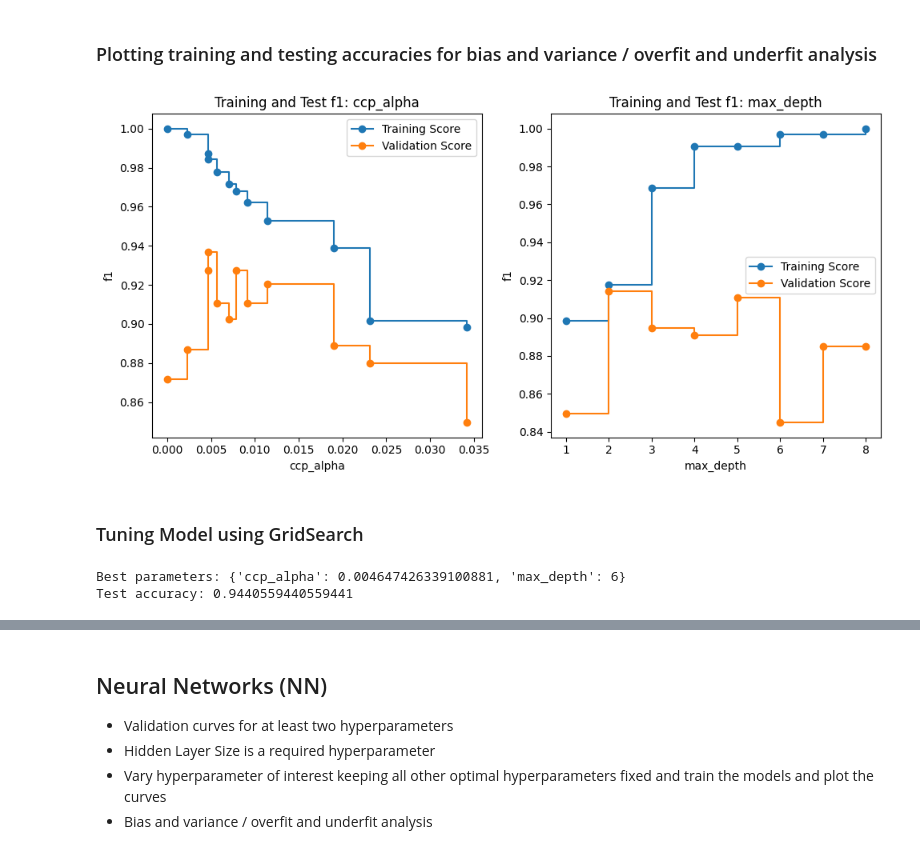
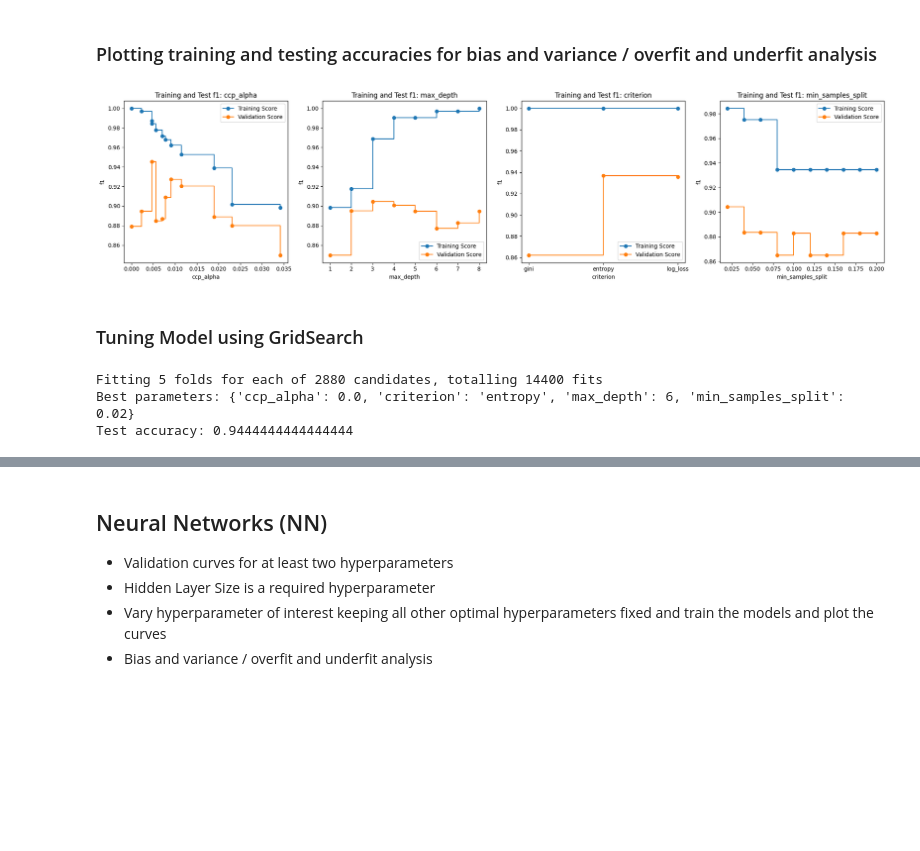
Before and after one commit to Ape12b/OMSCS_7641_Assignment1, a Jupyter notebook: Assignment1.ipynb, the cells around one changed output, grey strips where cells are left out. Saved outputs shown, nothing was run; the diff lists cells and outputs as text; code cells hidden in the pictures; blank space fills up the shorter version.

```diff
--- a/Assignment1.ipynb
+++ b/Assignment1.ipynb
@@ -6,7 +12,9 @@ sys.path.insert(0,'/content/helper')
 import helper
 # %%
 import pandas as pd
-df = pd.read_csv("/content/breast-cancer.csv")
+path_to_data = os.path.join(".","data", "breast_cancer","breast-cancer.csv")
+
+df = pd.read_csv(path_to_data)
 df.head()
 # %% [output]
 |  | id | diagnosis | radius_mean | texture_mean | perimeter_mean | area_mean | smoothness_mean | ... |
@@ -137,20 +139,19 @@ dct_clfs_depth = helper.train_clfs_with_hyperparameters(DecisionTreeClassifier,
 # %% [markdown]
 ### Plotting training and testing accuracies for bias and variance / overfit and underfit analysis
 # %%
-# Calculate training scores for classifiers trained with different ccp_alpha values
-# 'dct_clfs_ccp' a dictionary containing classifiers trained with different ccp_alpha values
-# List comprehension is used to iterate over each classifier in the dictionary and calculate its training score
-# The score is calculated using the 'score' method of each classifier on the training data (X_train, y_train)
-train_scores_ccp = [clf.score(X_train, y_train) for clf in dct_clfs_ccp]
+# Calculate training scores for classifiers trained with different hyperparameters
+# 'dct_clfs' a list containing classifiers trained with different hyperparamters
+# The score is calculated by the get_score method using the 'f1' criteria on the training data (X_train, y_train)
+
+scoring = "f1"
+train_scores_dct = [[helper.get_score(y_train,
+                                     clf.predict(X_train), scoring, pos_label = 'M')
+                     for clf in dct_clf]
+                    for dct_clf in dct_clfs]
 
 # Calculate test scores for classifiers trained with different ccp_alpha values
 # Similar to training scores calculation but using the testing data (X_test, y_test)
-test_scores_ccp = [clf.score(X_test, y_test) for clf in dct_clfs_ccp]
-
-# Calculate training scores for classifiers trained with different maximum depth values
-# 'dct_clfs_depth' a dictionary containing classifiers trained with different maximum depth values
-# Similar to the calculation of training scores for ccp_alpha, but using a different set of classifiers
-train_scores_depth = [clf.score(X_train, y_train) for clf in dct_clfs_depth]
-
-# Calculate test scores for classifiers trained with different maximum depth values
-test_scores_depth = [clf.score(X_test, y_test) for clf in dct_clfs_depth]
+test_scores_dct = [[helper.get_score(y_test,
+                                     clf.predict(X_test), scoring, pos_label = 'M')
+                     for clf in dct_clf]
+                    for dct_clf in dct_clfs]
@@ -180,44 +158,28 @@ test_scores_depth = [helper.get_score(y_test.reset_index().drop("index", axis =
 # %%
-# Combine training scores for classifiers with different hyperparameter values
-train_scores = [train_scores_ccp[:-1], train_scores_depth]
-
-# Combine test scores for classifiers with different hyperparameter values
-test_scores = [test_scores_ccp[:-1], test_scores_depth]
-
-# Define the names of the hyperparameters being tuned
-param_names = ["ccp_alpha", "max_depth"]
-
-# Define the range of hyperparameter values being explored
-params = [ccp_alphas[:-1], list(range(1, 9))]
-
 # Use a helper function 'plot_train_test_metrics' to visualize the training and test scores
 # 'train_scores' and 'test_scores' contain the scores for each hyperparameter
 # 'params' contains the range of values for each hyperparameter
 # 'param_names' contains the names of the hyperparameters
 # 'scoring' parameter specifies the scoring metric used for evaluation (e.g., 'Accuracy')
-helper.plot_train_test_metrics(train_scores, test_scores, params, param_names, scoring='f1')
+helper.plot_train_test_metrics(train_scores_dct, test_scores_dct, param_values, param_names, scoring='f1')
 # %% [output]
-[figure, old version]
+[figure, new version]
 # %% [markdown]
 ### Tuning Model using GridSearch
 # %%
-# Define the names of the hyperparameters being tuned
-param_names = ["ccp_alpha", "max_depth"]
-
-# Define the range of hyperparameter values being explored
-params = [ccp_alphas, list(range(1, 9))]
-
 # Use a helper function 'grid_search_func' to perform grid search over hyperparameters
 # DecisionTreeClassifier() creates a Decision Tree classifier object
-# 'params' contains the range of values for each hyperparameter
+# 'param_values' contains the range of values for each hyperparameter
 # 'param_names' contains the names of the hyperparameters
 # 'cv=5' specifies 5-fold cross-validation for evaluation
-# 'scoring='accuracy'' specifies that the 'accuracy' metric will be used for evaluation
+# 'scoring='f1'' specifies that the 'f1' metric will be used for evaluation
 # 'X_train', 'X_test', 'y_train', and 'y_test' contain the training and testing data
-best_params = helper.grid_search_func(DecisionTreeClassifier(), params, param_names,
-                     cv=5, scoring='f1', pos_label = "M",
-                     X_train=X_train, X_test=X_test,
-                     y_train=y_train, y_test=y_test)
+result_dct = helper.grid_search_func(DecisionTreeClassifier(),
+                                     param_values, param_names,
+                                     cv=5, scoring='f1', pos_label = "M",
+                                     X_train=X_train, X_test=X_test,y_train=y_train, y_test=y_test,
+                                     verbose= 2 )
 # %% [output]
-Best parameters: {'ccp_alpha': 0.004647426339100881, 'max_depth': 6}
-Test accuracy: 0.9440559440559441
+Fitting 5 folds for each of 2880 candidates, totalling 14400 fits
+Best parameters: {'ccp_alpha': 0.0, 'criterion': 'entropy', 'max_depth': 6, 'min_samples_split': 0.02}
+Test accuracy: 0.9444444444444444
```
Also changed, not shown: parts of 12 cells of this notebook, 6 other files.
